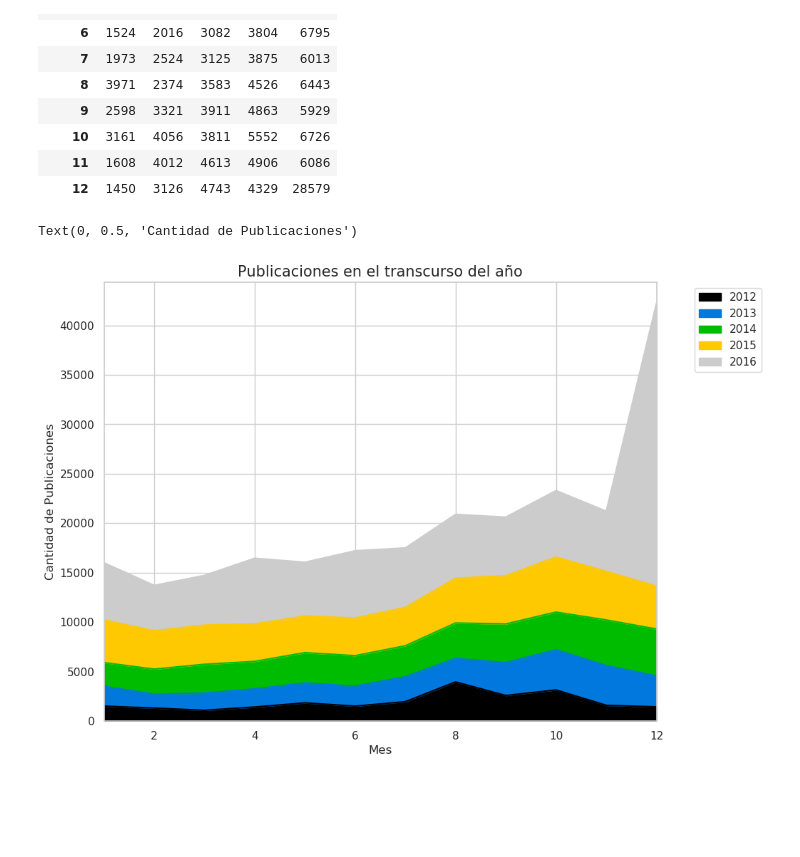
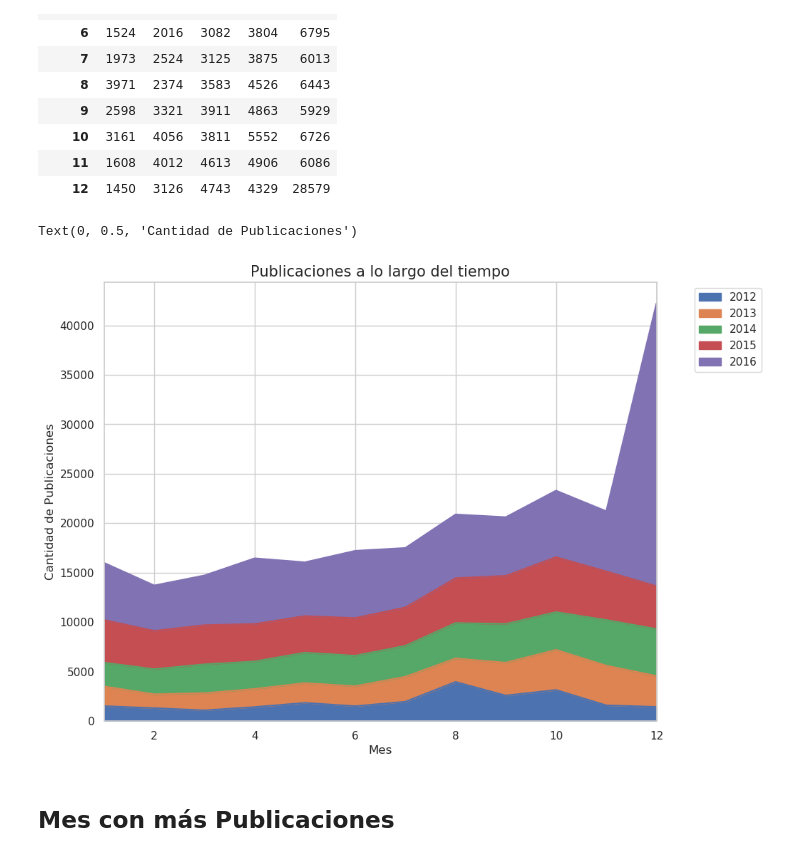
Before and after one commit to sebapenna/OrganizacionDeDatos, a Jupyter notebook: Analisis Fecha Publicaciones.ipynb, the cells around one changed output. Saved outputs shown, nothing was run; the diff lists cells and outputs as text; code cells hidden in the pictures; blank space fills up the shorter version.

```diff
--- a/Analisis Fecha Publicaciones.ipynb
+++ b/Analisis Fecha Publicaciones.ipynb
@@ -188,12 +170,14 @@ pubs_by_month_and_year
 | 11 | 1608 | 4012 | 4613 | 4906 | 6086 |
 | 12 | 1450 | 3126 | 4743 | 4329 | 28579 |
 # %%
-pubs_by_month_and_year.plot(kind='area',colormap = 'nipy_spectral',legend=True)
+pubs_by_month_and_year.plot(kind='area',legend=True)
 plt.legend(bbox_to_anchor = (1.2, 1))
-plt.title("Publicaciones en el transcurso del año", fontsize = 15)
+plt.title("Publicaciones a lo largo del tiempo", fontsize = 15)
 # plt.xticks(ticks=[0,1,2,3,4,5,6,7,8,9,10,11,12])
 plt.xlabel("Mes", fontsize = 12)
 plt.ylabel("Cantidad de Publicaciones", fontsize = 12)
 # %% [output]
 Text(0, 0.5, 'Cantidad de Publicaciones')
-[figure, old version]
+[figure, new version]
+# %% [markdown]
+## Mes con más Publicaciones
```
Also changed, not shown: parts of 8 cells of this notebook.
